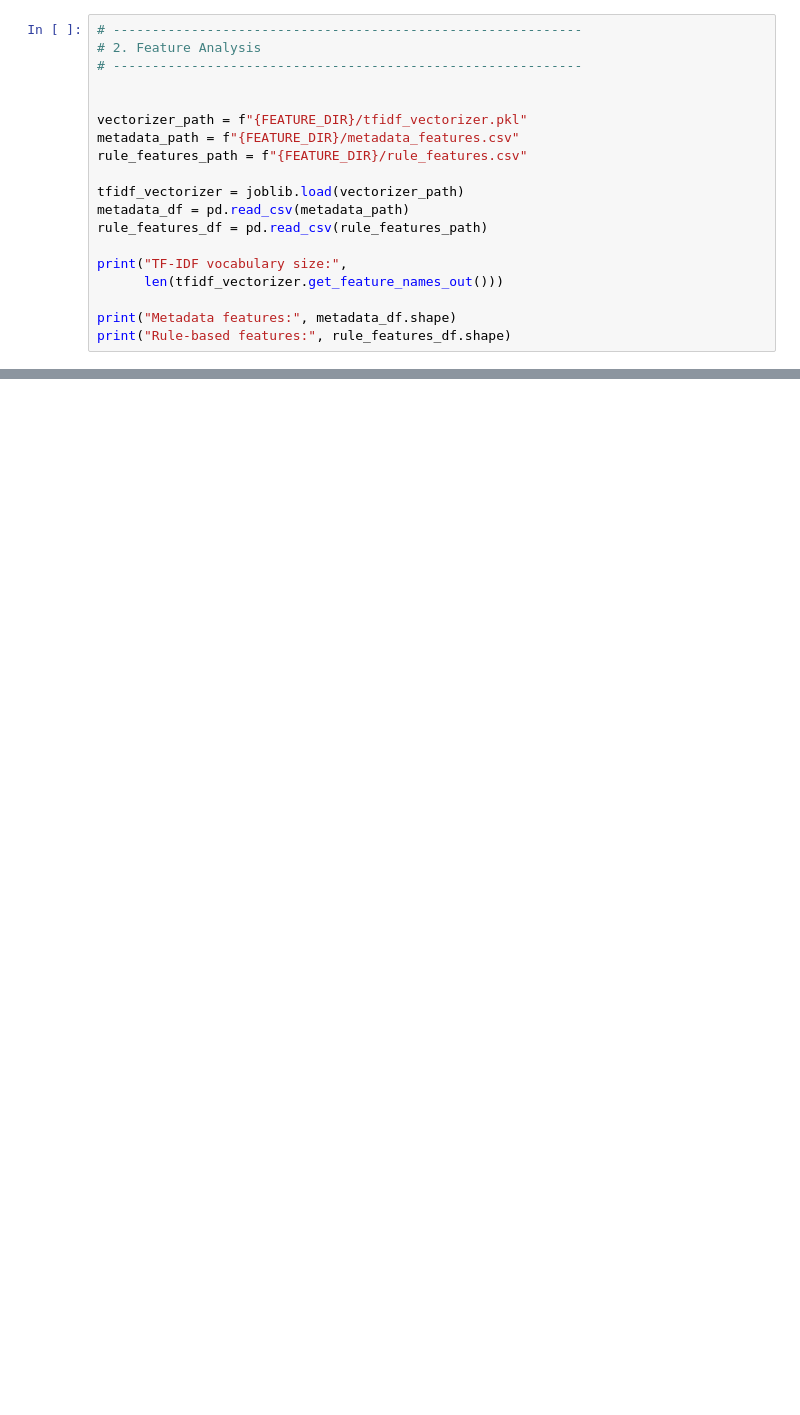
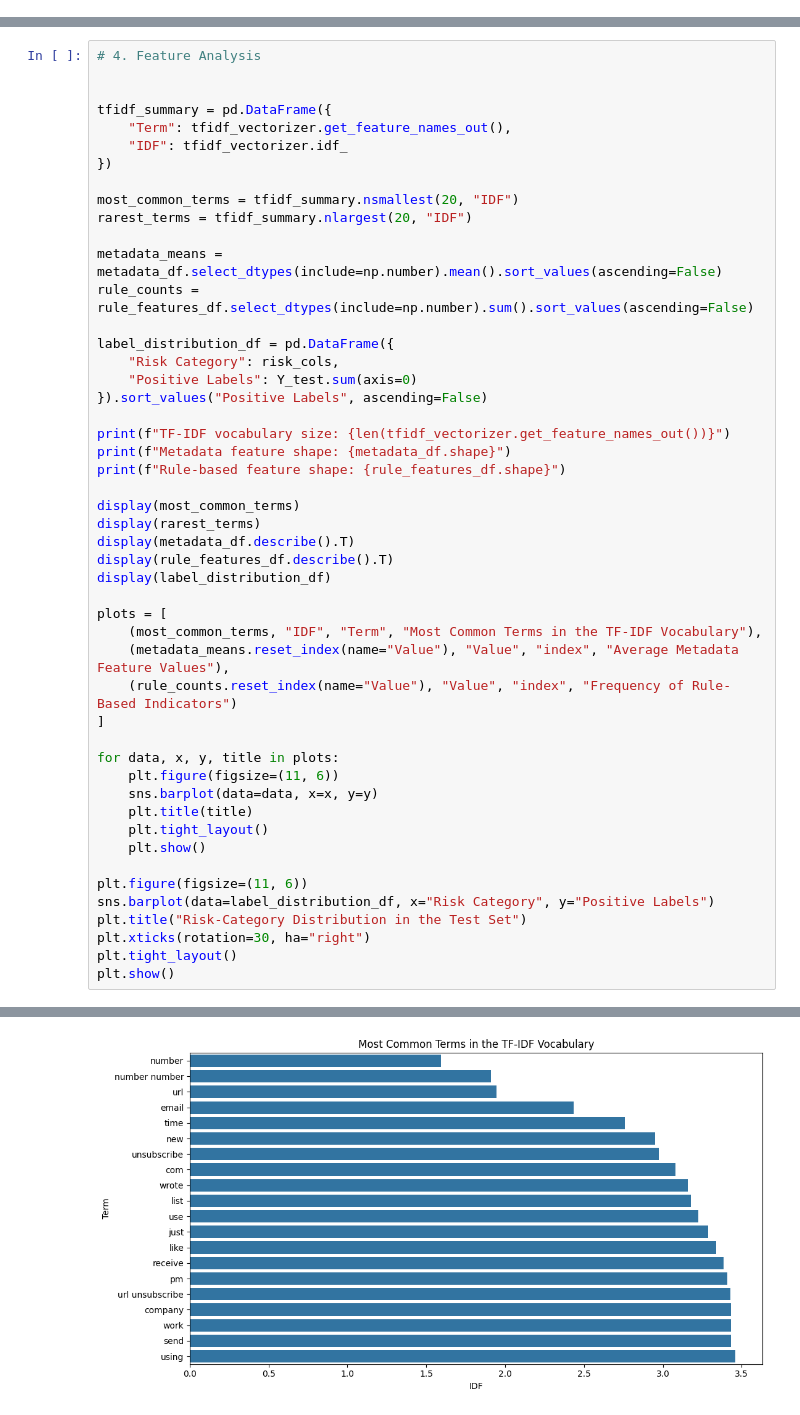
Before and after one commit to Shrideshi1/multi-label-email-risk-detection, a Jupyter notebook: notebooks/04_evaluation.ipynb, the cells around one changed output, grey strips where cells are left out. Saved outputs shown, nothing was run; the diff lists cells and outputs as text; blank space fills up the shorter version.

```diff
--- a/notebooks/04_evaluation.ipynb
+++ b/notebooks/04_evaluation.ipynb
@@ -272,19 +66,0 @@ Models loaded successfully:
-# %%
-# ------------------------------------------------------------
-# 2. Feature Analysis
-# ------------------------------------------------------------
-
-
-vectorizer_path = f"{FEATURE_DIR}/tfidf_vectorizer.pkl"
-metadata_path = f"{FEATURE_DIR}/metadata_features.csv"
-rule_features_path = f"{FEATURE_DIR}/rule_features.csv"
-
-tfidf_vectorizer = joblib.load(vectorizer_path)
-metadata_df = pd.read_csv(metadata_path)
-rule_features_df = pd.read_csv(rule_features_path)
-
-print("TF-IDF vocabulary size:",
-      len(tfidf_vectorizer.get_feature_names_out()))
-
-print("Metadata features:", metadata_df.shape)
-print("Rule-based features:", rule_features_df.shape)
@@ -5273,0 +183,50 @@ Based on the comprehensive evaluation, DistilBERT is selected as the final model
+# %%
+# 4. Feature Analysis
+
+
+tfidf_summary = pd.DataFrame({
+    "Term": tfidf_vectorizer.get_feature_names_out(),
+    "IDF": tfidf_vectorizer.idf_
+})
+
+most_common_terms = tfidf_summary.nsmallest(20, "IDF")
+rarest_terms = tfidf_summary.nlargest(20, "IDF")
+
+metadata_means = metadata_df.select_dtypes(include=np.number).mean().sort_values(ascending=False)
+rule_counts = rule_features_df.select_dtypes(include=np.number).sum().sort_values(ascending=False)
+
+label_distribution_df = pd.DataFrame({
+    "Risk Category": risk_cols,
+    "Positive Labels": Y_test.sum(axis=0)
+}).sort_values("Positive Labels", ascending=False)
+
+print(f"TF-IDF vocabulary size: {len(tfidf_vectorizer.get_feature_names_out())}")
+print(f"Metadata feature shape: {metadata_df.shape}")
+print(f"Rule-based feature shape: {rule_features_df.shape}")
+
+display(most_common_terms)
+display(rarest_terms)
+display(metadata_df.describe().T)
+display(rule_features_df.describe().T)
+display(label_distribution_df)
+
+plots = [
+    (most_common_terms, "IDF", "Term", "Most Common Terms in the TF-IDF Vocabulary"),
+    (metadata_means.reset_index(name="Value"), "Value", "index", "Average Metadata Feature Values"),
+    (rule_counts.reset_index(name="Value"), "Value", "index", "Frequency of Rule-Based Indicators")
+]
+
+for data, x, y, title in plots:
+    plt.figure(figsize=(11, 6))
+    sns.barplot(data=data, x=x, y=y)
+    plt.title(title)
+    plt.tight_layout()
+    plt.show()
+
+plt.figure(figsize=(11, 6))
+sns.barplot(data=label_distribution_df, x="Risk Category", y="Positive Labels")
+plt.title("Risk-Category Distribution in the Test Set")
+plt.xticks(rotation=30, ha="right")
+plt.tight_layout()
+plt.show()
+# %% [output]
@@ -5273,0 +293 @@ Based on the comprehensive evaluation, DistilBERT is selected as the final model
+[figure, added]
```
Also changed, not shown: parts of 75 cells of this notebook.
